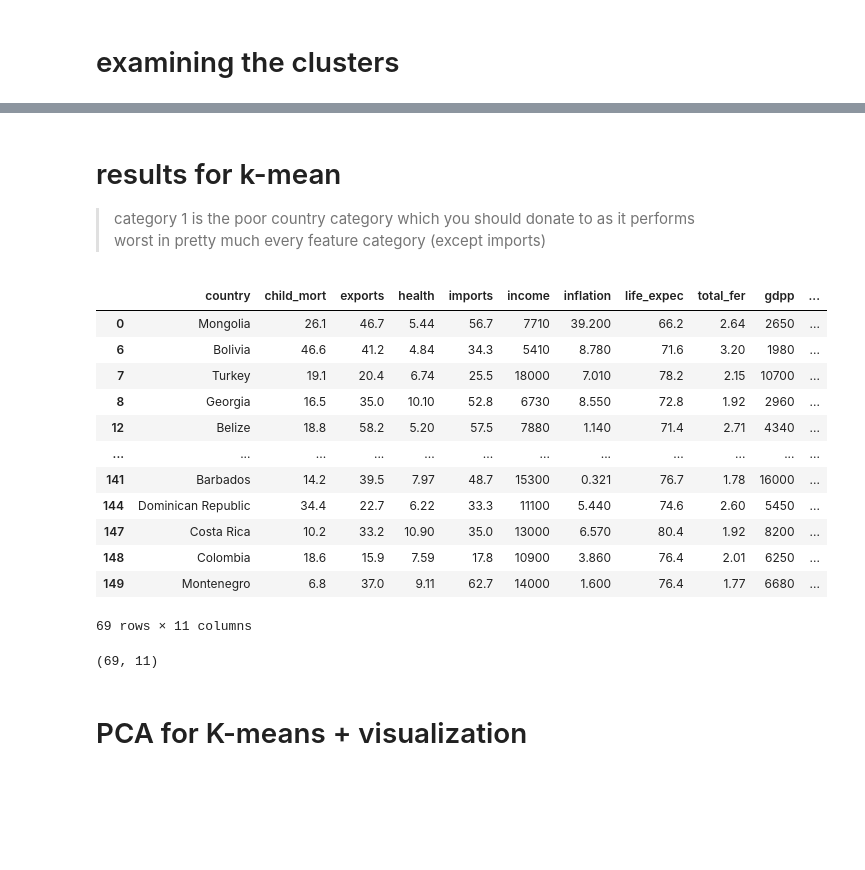
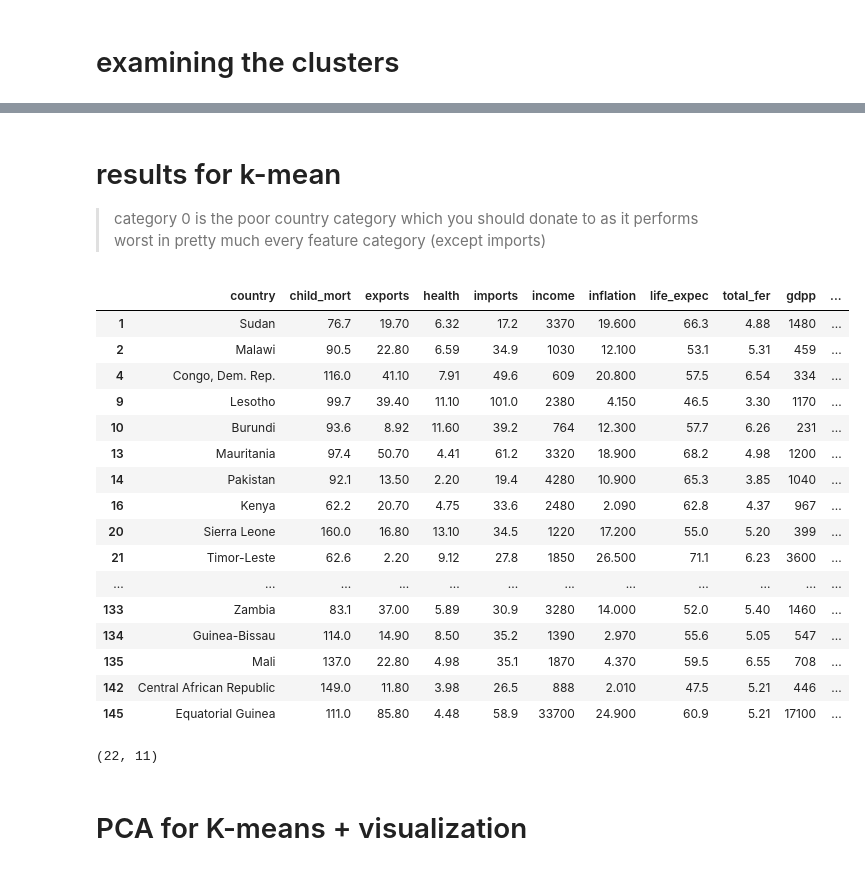
Before and after one commit to RobHeg/DataScienceCourse, a Jupyter notebook: Data Science - Exercise 10.ipynb, the cells around one changed output, grey strips where cells are left out. Saved outputs shown, nothing was run; the diff lists cells and outputs as text; code cells hidden in the pictures; blank space fills up the shorter version.

```diff
--- a/Data Science - Exercise 10.ipynb
+++ b/Data Science - Exercise 10.ipynb
@@ -612,27 +612,31 @@ sns.boxplot(x='Development_Level', y='gdpp', data=df)
 # %% [markdown]
 # results for k-mean
-> category 1 is the poor country category which you should donate to as it performs worst in pretty much every feature category (except imports)
+> category 0 is the poor country category which you should donate to as it performs worst in pretty much every feature category (except imports)
 # %%
-help_these_countries = df[df['Development_Level'] == 1]
+help_these_countries = df[df['Development_Level'] == 0]
 help_these_countries
 # %% [output]
 |  | country | child_mort | exports | health | imports | income | inflation | life_expec | total_fer | gdpp | ... |
-| 0 | Mongolia | 26.1 | 46.7 | 5.44 | 56.7 | 7710 | 39.200 | 66.2 | 2.64 | 2650 | ... |
-| 6 | Bolivia | 46.6 | 41.2 | 4.84 | 34.3 | 5410 | 8.780 | 71.6 | 3.20 | 1980 | ... |
-| 7 | Turkey | 19.1 | 20.4 | 6.74 | 25.5 | 18000 | 7.010 | 78.2 | 2.15 | 10700 | ... |
-| 8 | Georgia | 16.5 | 35.0 | 10.10 | 52.8 | 6730 | 8.550 | 72.8 | 1.92 | 2960 | ... |
-| 12 | Belize | 18.8 | 58.2 | 5.20 | 57.5 | 7880 | 1.140 | 71.4 | 2.71 | 4340 | ... |
+| 1 | Sudan | 76.7 | 19.70 | 6.32 | 17.2 | 3370 | 19.600 | 66.3 | 4.88 | 1480 | ... |
+| 2 | Malawi | 90.5 | 22.80 | 6.59 | 34.9 | 1030 | 12.100 | 53.1 | 5.31 | 459 | ... |
+| 4 | Congo, Dem. Rep. | 116.0 | 41.10 | 7.91 | 49.6 | 609 | 20.800 | 57.5 | 6.54 | 334 | ... |
+| 9 | Lesotho | 99.7 | 39.40 | 11.10 | 101.0 | 2380 | 4.150 | 46.5 | 3.30 | 1170 | ... |
+| 10 | Burundi | 93.6 | 8.92 | 11.60 | 39.2 | 764 | 12.300 | 57.7 | 6.26 | 231 | ... |
+| 13 | Mauritania | 97.4 | 50.70 | 4.41 | 61.2 | 3320 | 18.900 | 68.2 | 4.98 | 1200 | ... |
+| 14 | Pakistan | 92.1 | 13.50 | 2.20 | 19.4 | 4280 | 10.900 | 65.3 | 3.85 | 1040 | ... |
+| 16 | Kenya | 62.2 | 20.70 | 4.75 | 33.6 | 2480 | 2.090 | 62.8 | 4.37 | 967 | ... |
+| 20 | Sierra Leone | 160.0 | 16.80 | 13.10 | 34.5 | 1220 | 17.200 | 55.0 | 5.20 | 399 | ... |
+| 21 | Timor-Leste | 62.6 | 2.20 | 9.12 | 27.8 | 1850 | 26.500 | 71.1 | 6.23 | 3600 | ... |
 | ... | ... | ... | ... | ... | ... | ... | ... | ... | ... | ... | ... |
-| 141 | Barbados | 14.2 | 39.5 | 7.97 | 48.7 | 15300 | 0.321 | 76.7 | 1.78 | 16000 | ... |
-| 144 | Dominican Republic | 34.4 | 22.7 | 6.22 | 33.3 | 11100 | 5.440 | 74.6 | 2.60 | 5450 | ... |
-| 147 | Costa Rica | 10.2 | 33.2 | 10.90 | 35.0 | 13000 | 6.570 | 80.4 | 1.92 | 8200 | ... |
-| 148 | Colombia | 18.6 | 15.9 | 7.59 | 17.8 | 10900 | 3.860 | 76.4 | 2.01 | 6250 | ... |
-| 149 | Montenegro | 6.8 | 37.0 | 9.11 | 62.7 | 14000 | 1.600 | 76.4 | 1.77 | 6680 | ... |
+| 133 | Zambia | 83.1 | 37.00 | 5.89 | 30.9 | 3280 | 14.000 | 52.0 | 5.40 | 1460 | ... |
+| 134 | Guinea-Bissau | 114.0 | 14.90 | 8.50 | 35.2 | 1390 | 2.970 | 55.6 | 5.05 | 547 | ... |
+| 135 | Mali | 137.0 | 22.80 | 4.98 | 35.1 | 1870 | 4.370 | 59.5 | 6.55 | 708 | ... |
+| 142 | Central African Republic | 149.0 | 11.80 | 3.98 | 26.5 | 888 | 2.010 | 47.5 | 5.21 | 446 | ... |
+| 145 | Equatorial Guinea | 111.0 | 85.80 | 4.48 | 58.9 | 33700 | 24.900 | 60.9 | 5.21 | 17100 | ... |
-69 rows × 11 columns
 # %%
 help_these_countries.shape
 # %% [output]
-(69, 11)
+(22, 11)
 # %%
 #these might be too many though, but definitely consider them for future donations
 # %% [markdown]
```
Also changed, not shown: parts of 20 cells of this notebook.
